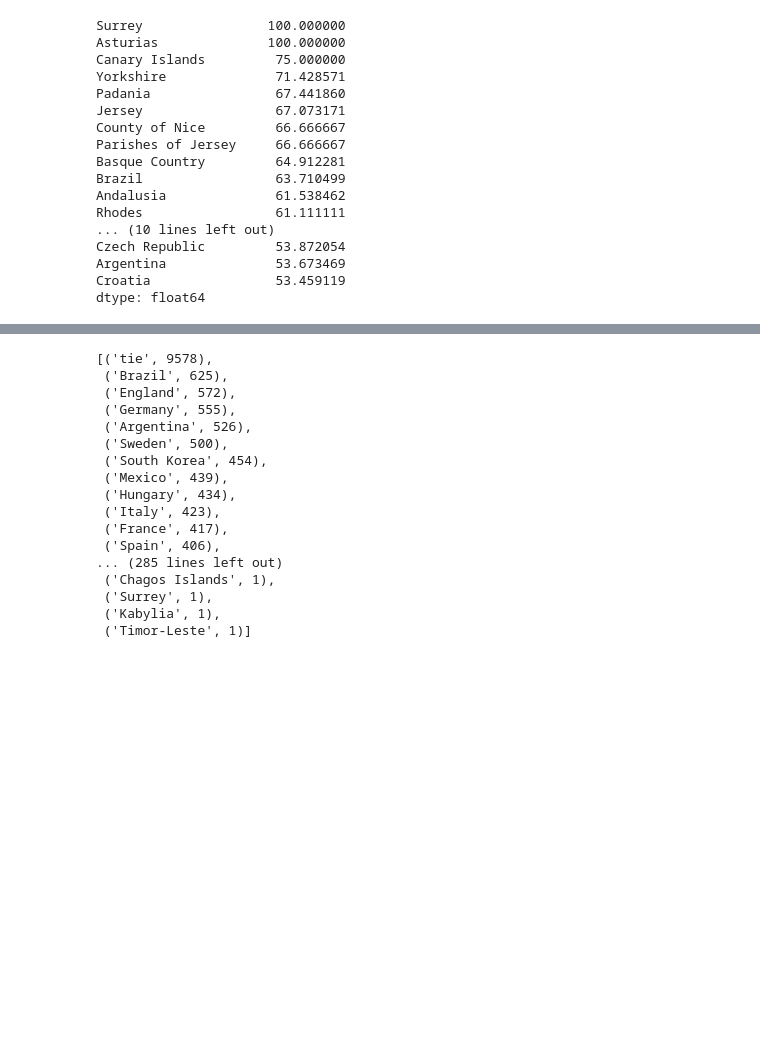
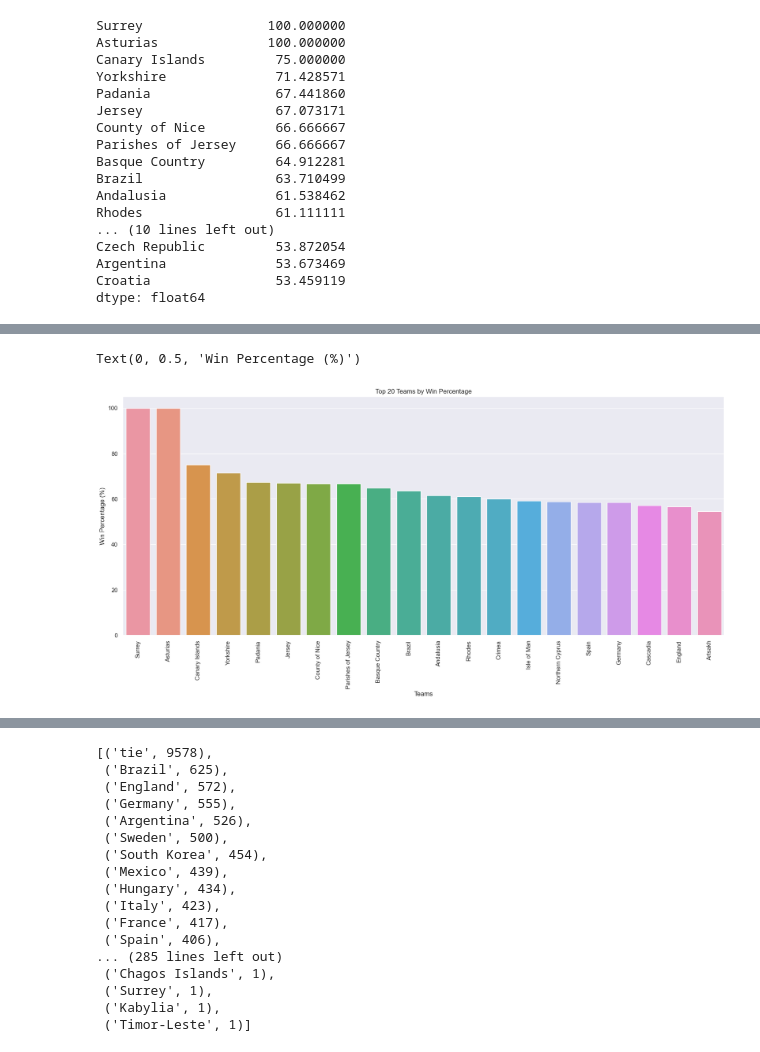
Before and after one commit to jess-moloney/lighthouse-data-notes, a Jupyter notebook: Unit_3/Day_1/dataviz_exercises-master/dataviz_challenge.ipynb, the cells around one changed output, grey strips where cells are left out. Drawn from its saved outputs; the diff is of its cells as text; code cells hidden in the pictures; blank space fills up the shorter version.

```diff
--- a/Unit_3/Day_1/dataviz_exercises-master/dataviz_challenge.ipynb
+++ b/Unit_3/Day_1/dataviz_exercises-master/dataviz_challenge.ipynb
@@ -270,3 +276,5 @@ Czech Republic         53.872054
 Argentina              53.673469
 Croatia                53.459119
 dtype: float64
+# %%
+win_percent_df = win_percent.to_frame()
@@ -272,0 +297,2 @@ dtype: float64
+# %%
+win_percent_df.rename(columns={0: 'win_percent'}, inplace=True)
@@ -272,0 +303,5 @@ dtype: float64
+# %%
+win_percent_df.reset_index(inplace=True)
+# %%
+to_plot = win_percent_df.sort_values(by="win_percent", ascending=False).head(20)
+to_plot
@@ -273,3 +326,17 @@ dtype: float64
+# %%
+# plot the most successful teams
+
+sns.barplot(data=to_plot, x=to_plot['index'], y=to_plot['win_percent'])
+plt.xticks(rotation=90)
+
+import matplotlib.pyplot as plt
+plt.rcParams['figure.figsize'] = 20,8
+plt.title('Top 20 Teams by Win Percentage')
+plt.xlabel('Teams')
+plt.ylabel('Win Percentage (%)')
+# %% [output]
+Text(0, 0.5, 'Win Percentage (%)')
+[figure, added]
 # %%
 df[(df['home_team']=='Canary Islands') | (df['away_team']=='Canary Islands')]
 # %% [output]
```
Also changed, not shown: parts of 13 cells of this notebook, 2 other files.
